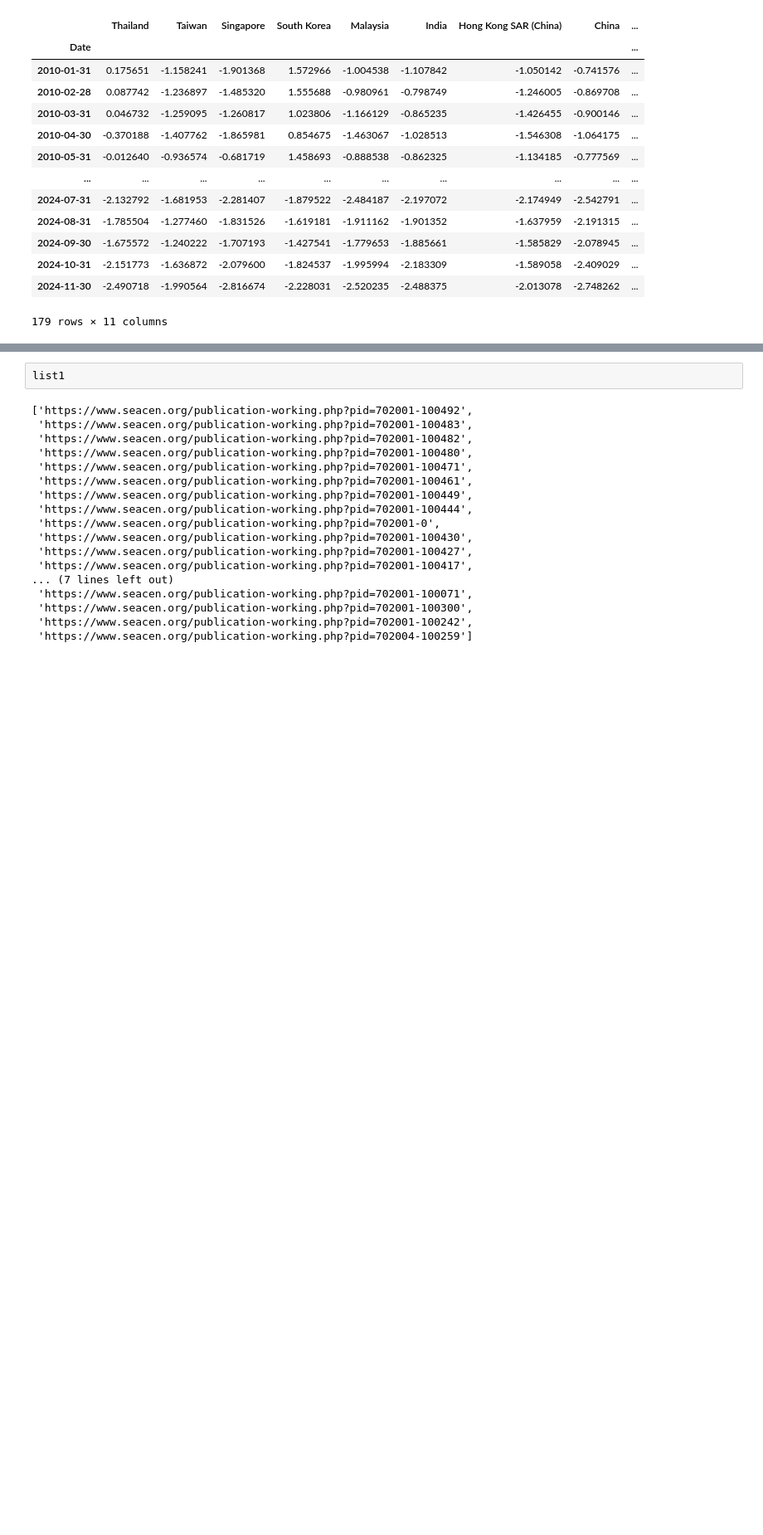
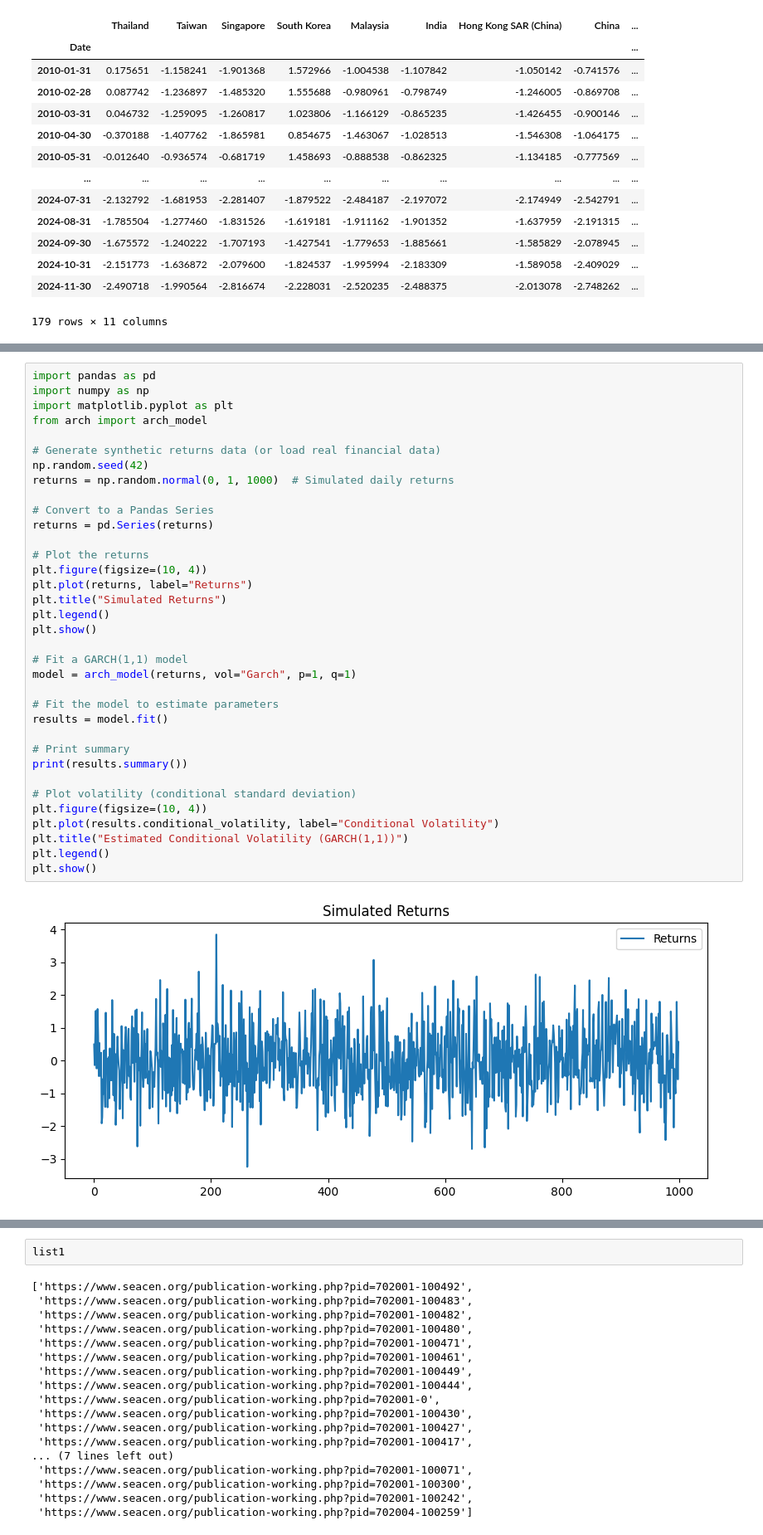
Before and after one commit to aizudeen11/cfm-nlp, a Jupyter notebook: main.ipynb, the cells around one changed output, grey strips where cells are left out. Shown at 83% size. Saved outputs shown, nothing was run; the diff lists cells and outputs as text; blank space fills up the shorter version.

```diff
--- a/main.ipynb
+++ b/main.ipynb
@@ -227,0 +345,37 @@ for wd in wd_list:
+# %%
+import pandas as pd
+import numpy as np
+import matplotlib.pyplot as plt
+from arch import arch_model
+
+# Generate synthetic returns data (or load real financial data)
+np.random.seed(42)
+returns = np.random.normal(0, 1, 1000)  # Simulated daily returns
+
+# Convert to a Pandas Series
+returns = pd.Series(returns)
+
+# Plot the returns
+plt.figure(figsize=(10, 4))
+plt.plot(returns, label="Returns")
+plt.title("Simulated Returns")
+plt.legend()
+plt.show()
+
+# Fit a GARCH(1,1) model
+model = arch_model(returns, vol="Garch", p=1, q=1)
+
+# Fit the model to estimate parameters
+results = model.fit()
+
+# Print summary
+print(results.summary())
+
+# Plot volatility (conditional standard deviation)
+plt.figure(figsize=(10, 4))
+plt.plot(results.conditional_volatility, label="Conditional Volatility")
+plt.title("Estimated Conditional Volatility (GARCH(1,1))")
+plt.legend()
+plt.show()
+# %% [output]
+[figure, added]
```
Also changed, not shown: parts of 16 cells of this notebook, 1 other file.
